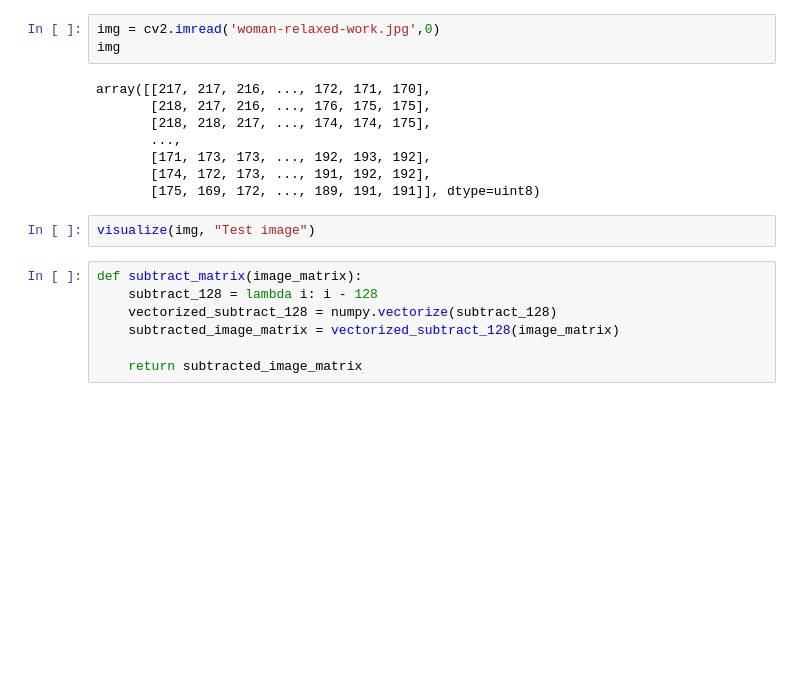
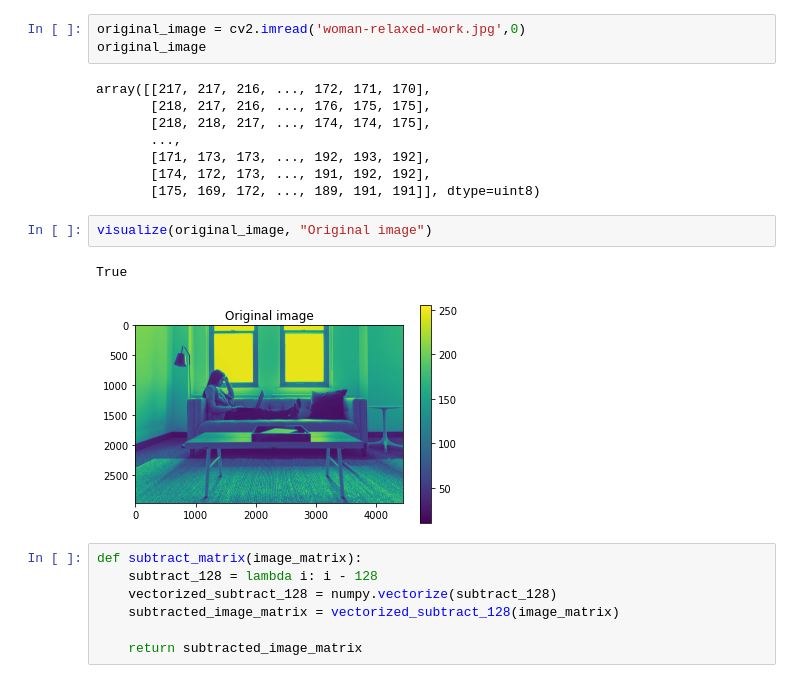
Before and after one commit to lgstvo/tp1-ICV, a Jupyter notebook: image_compressor.ipynb, the cells around one changed output. Cells and saved outputs as stored; diff of their text form; blank space fills up the shorter version.

```diff
--- a/image_compressor.ipynb
+++ b/image_compressor.ipynb
@@ -49,8 +48,8 @@ def compress_rate(original_image, compressed_image):
 
     return compress_rate
 # %%
-img = cv2.imread('woman-relaxed-work.jpg',0)
-img
+original_image = cv2.imread('woman-relaxed-work.jpg',0)
+original_image
 # %% [output]
 array([[217, 217, 216, ..., 172, 171, 170],
        [218, 217, 216, ..., 176, 175, 175],
@@ -60,7 +59,10 @@ array([[217, 217, 216, ..., 172, 171, 170],
        [174, 172, 173, ..., 191, 192, 192],
        [175, 169, 172, ..., 189, 191, 191]], dtype=uint8)
 # %%
-visualize(img, "Test image")
+visualize(original_image, "Original image")
+# %% [output]
+True
+[figure, added]
 # %%
 def subtract_matrix(image_matrix):
     subtract_128 = lambda i: i - 128
```
Also changed, not shown: parts of 21 cells of this notebook.
